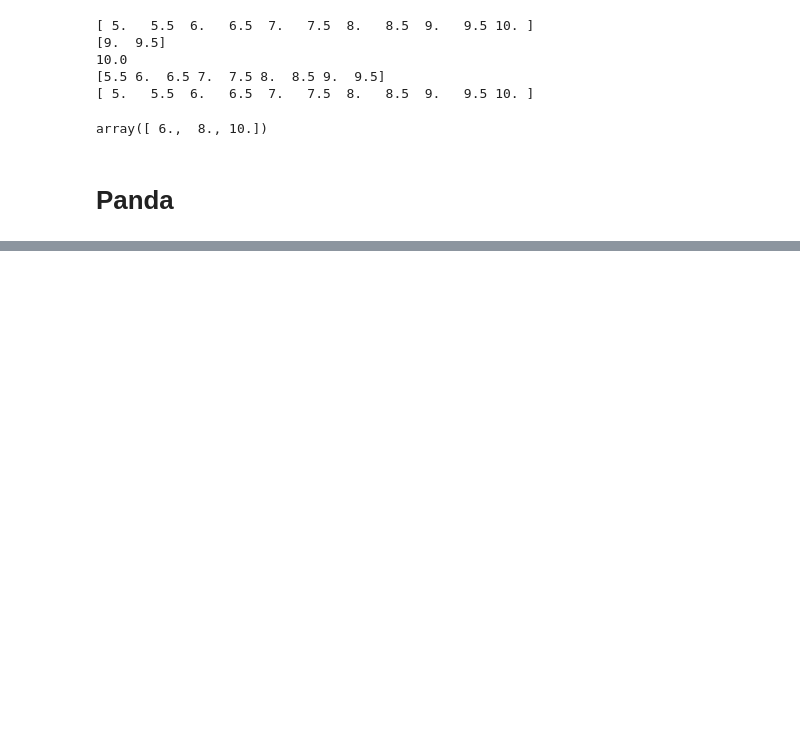
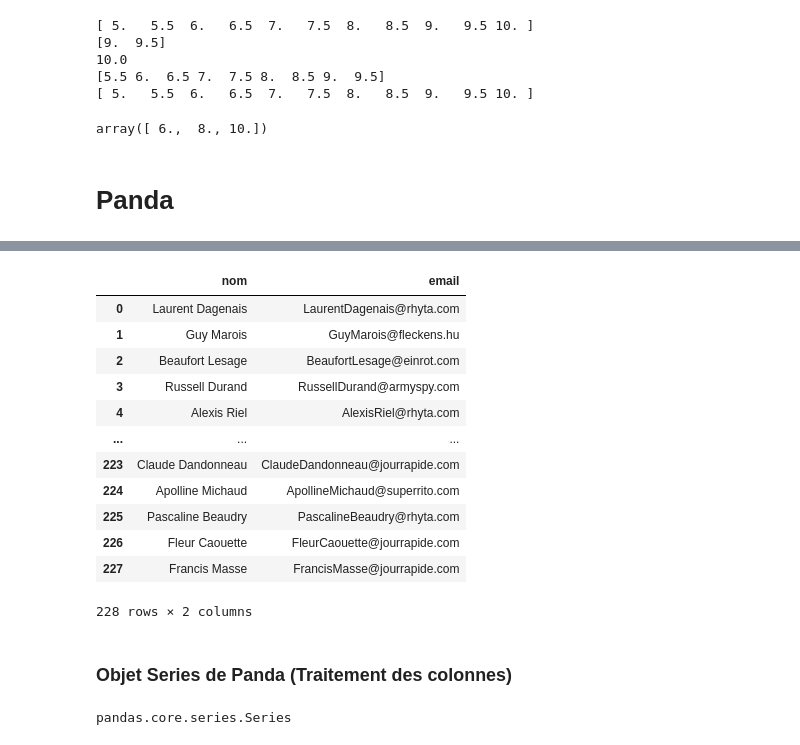
Before and after one commit to Lio-S/Data-Analyse, a Jupyter notebook: Librairies Python pour la Data Science.ipynb, the cells around one changed output, grey strips where cells are left out. Saved outputs shown, nothing was run; the diff lists cells and outputs as text; code cells hidden in the pictures; blank space fills up the shorter version.

Commit message:
Pandas J_1

```diff
--- a/Librairies Python pour la Data Science.ipynb
+++ b/Librairies Python pour la Data Science.ipynb
@@ -381,0 +398,24 @@ array([[0, 'LaurentDagenais@rhyta.com', 'Laurent Dagenais', 'M'],
+# %%
+variables = ['nom', 'email']
+data_excel[variables]
+                                # Ou, data_excel = [['nom', 'email']]
+# %% [output]
+|  | nom | email |
+| 0 | Laurent Dagenais | LaurentDagenais@rhyta.com |
+| 1 | Guy Marois | GuyMarois@fleckens.hu |
+| 2 | Beaufort Lesage | BeaufortLesage@einrot.com |
+| 3 | Russell Durand | RussellDurand@armyspy.com |
+| 4 | Alexis Riel | AlexisRiel@rhyta.com |
+| ... | ... | ... |
+| 223 | Claude Dandonneau | ClaudeDandonneau@jourrapide.com |
+| 224 | Apolline Michaud | ApollineMichaud@superrito.com |
+| 225 | Pascaline Beaudry | PascalineBeaudry@rhyta.com |
+| 226 | Fleur Caouette | FleurCaouette@jourrapide.com |
+| 227 | Francis Masse | FrancisMasse@jourrapide.com |
+228 rows × 2 columns
+# %% [markdown]
+### Objet Series de Panda (Traitement des colonnes)
+# %%
+type (data_excel['email'])
+# %% [output]
+pandas.core.series.Series
```
Also changed, not shown: parts of 31 cells of this notebook.
